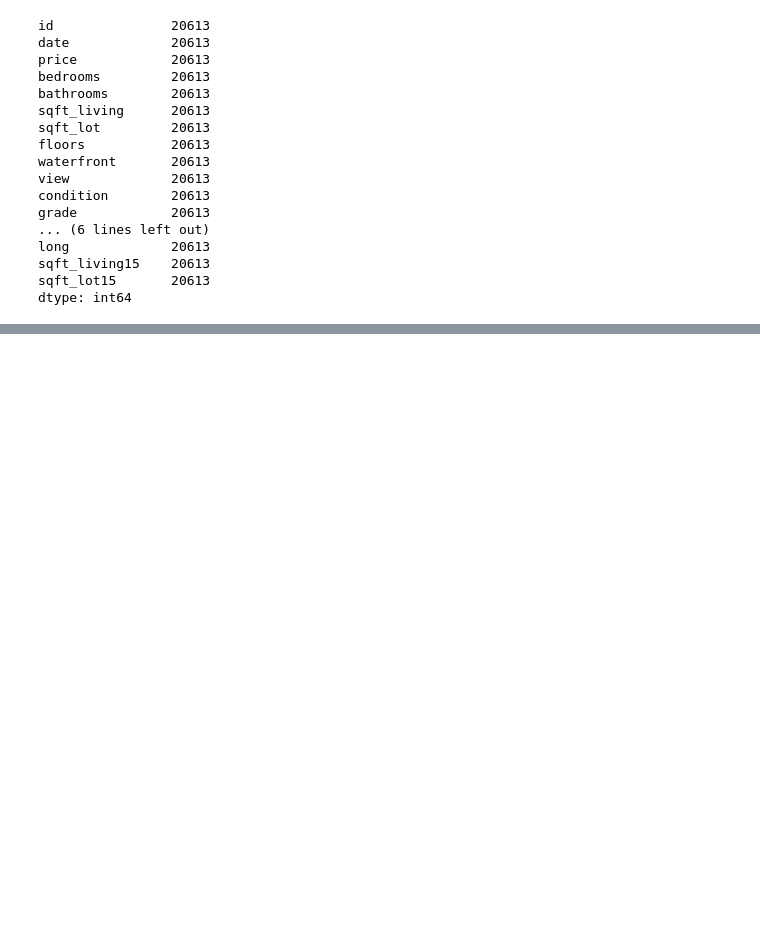
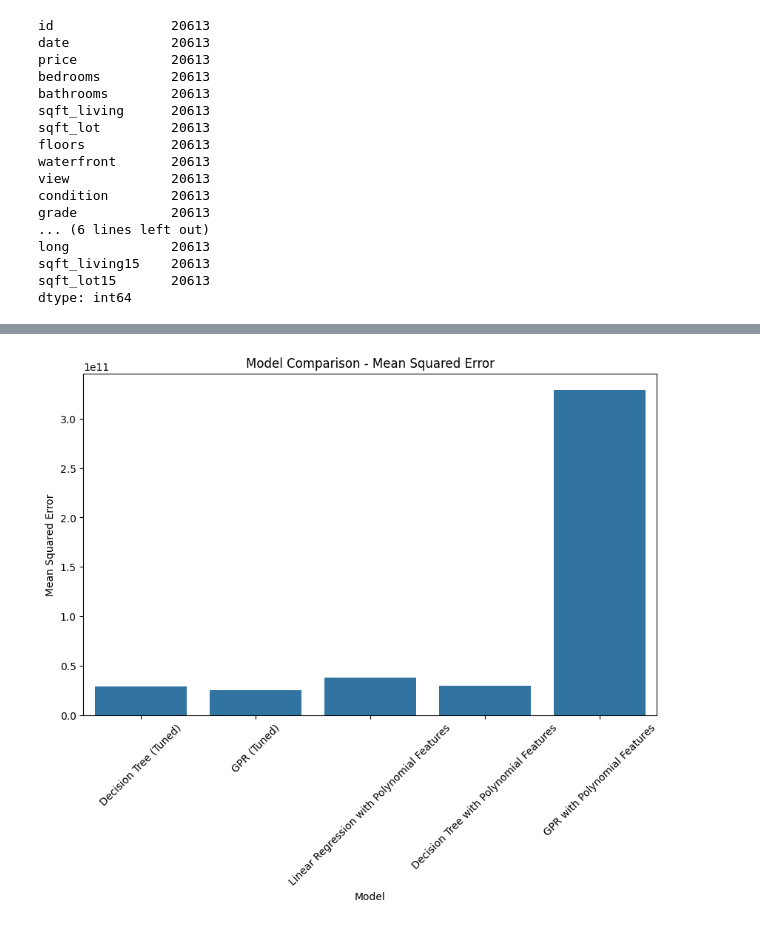
Before and after one commit to ashedrack/coursework_7135, a Jupyter notebook: hs_predict.ipynb, the cells around one changed output, grey strips where cells are left out. Cells and saved outputs as stored; diff of their text form; code cells hidden in the pictures; blank space fills up the shorter version.

```diff
--- a/hs_predict.ipynb
+++ b/hs_predict.ipynb
@@ -166,0 +327,5 @@ Best Model Mean Squared Error (Optimized Hyperparameters): 54696473456.99667
+# %%
+# Feature Engineering with Polynomial Features
+poly = PolynomialFeatures(degree=2, include_bias=False)
+X_train_poly = poly.fit_transform(X_train)
+X_test_poly = poly.transform(X_test)
@@ -166,0 +394,20 @@ Best Model Mean Squared Error (Optimized Hyperparameters): 54696473456.99667
+# %%
+# Add tuned models results
+for model_name, results in tuned_results.items():
+    all_results['Model'].append(f"{model_name} (Tuned)")
+    all_results['MSE'].append(mean_squared_error(y_test, results['best_model'].predict(X_test)))
+    all_results['Cross-Validation MSE'].append(results['best_cv_mse'])
+    all_results['Best Parameters'].append(results['best_params'])
+
+# Add polynomial models results
+for model_name, results in poly_results.items():
+    all_results['Model'].append(f"{model_name} with Polynomial Features")
+    all_results['MSE'].append(results['mse'])
+    all_results['Cross-Validation MSE'].append(results['cv_mse'])
+    all_results['Best Parameters'].append(None)
+
+# Create DataFrame
+results_df = pd.DataFrame(all_results)
+
+# Display results
+print(results_df)
@@ -166,0 +432,11 @@ Best Model Mean Squared Error (Optimized Hyperparameters): 54696473456.99667
+# %%
+# Plotting the results
+plt.figure(figsize=(10, 6))
+sns.barplot(x='Model', y='MSE', data=results_df)
+plt.title('Model Comparison - Mean Squared Error')
+plt.xlabel('Model')
+plt.ylabel('Mean Squared Error')
+plt.xticks(rotation=45)
+plt.show()
+# %% [output]
+[figure, added]
```
Also changed, not shown: parts of 17 cells of this notebook.
